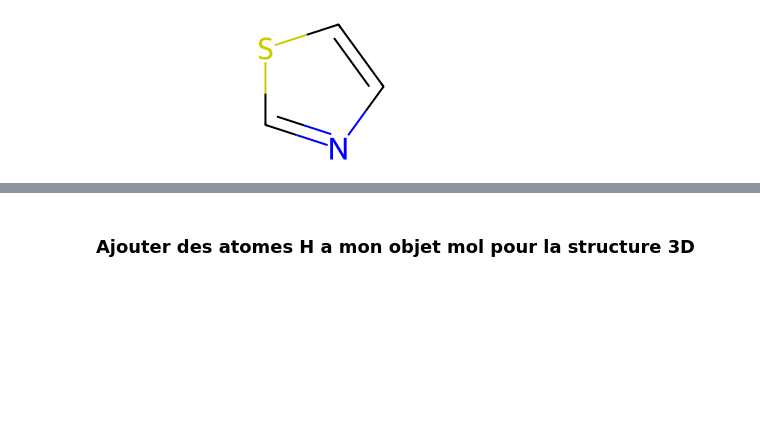
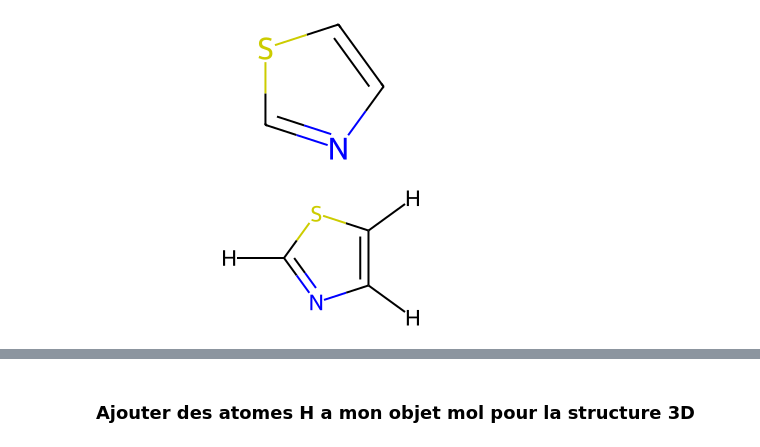
Before and after one commit to GitNindjapatrick/Pyscf-work, a Jupyter notebook: MVOTO_KONGO_Quantum-chemistry-survey.ipynb, the cells around one changed output, grey strips where cells are left out. Saved outputs shown, nothing was run; the diff lists cells and outputs as text; code cells hidden in the pictures; blank space fills up the shorter version.

```diff
--- a/MVOTO_KONGO_Quantum-chemistry-survey.ipynb
+++ b/MVOTO_KONGO_Quantum-chemistry-survey.ipynb
@@ -61,3 +70,8 @@ mol = Chem.MolFromSmiles(smiles)
 mol
 # %% [output]
 [figure]
+# %%
+mol = Chem.AddHs(mol)
+mol
+# %% [output]
+[figure, added]
```
Also changed, not shown: parts of 63 cells of this notebook, 1 other file.
